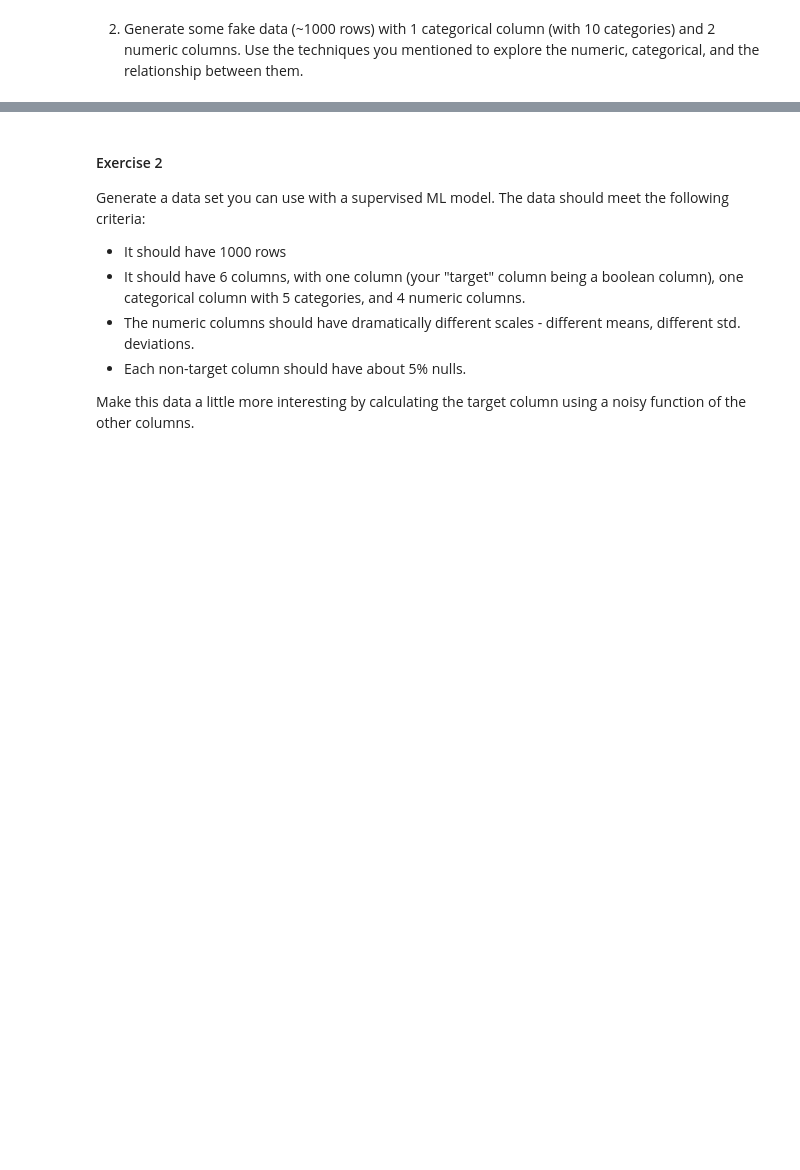
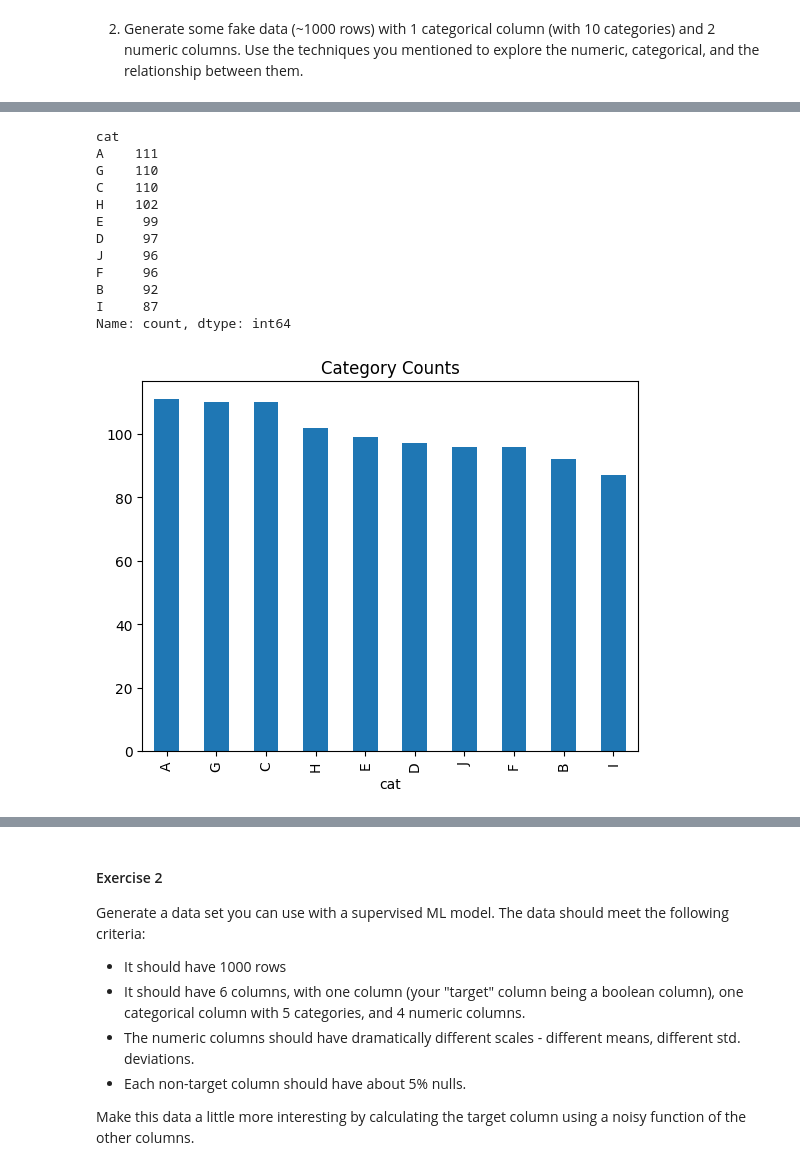
Before and after one commit to SU-IST707-FS25/week-2-materials-zseidel18, a Jupyter notebook: assignment.ipynb, the cells around one changed output, grey strips where cells are left out. Drawn from its saved outputs; the diff is of its cells as text; code cells hidden in the pictures; blank space fills up the shorter version.

```diff
--- a/assignment.ipynb
+++ b/assignment.ipynb
@@ -11,4 +11,21 @@ For Numeric data there are many EDA techniques which include visualizing the dis
 # %% [markdown]
 2. Generate some fake data (~1000 rows) with 1 categorical column (with 10 categories) and 2 numeric columns. Use the techniques you mentioned to explore the numeric, categorical, and the relationship between them.
 # %%
-# Your code here
+import pandas as pd
+import numpy as np
+
+np.random.seed(1)
+
+categorical = [chr(i) for i in range(ord("A"), ord("A") + 10)]
+cat_col = np.random.choice(categorical, size = 1000)
+
+num_col = np.random.randn(1000)
+num_col1 = np.random.uniform(0,100, 1000)
+
+fake_data = pd.DataFrame({
+    "cat": cat_col,
+    "num": num_col,
+    "num1": num_col1
+})
+
+fake_data.head()
@@ -15,3 +39,23 @@ For Numeric data there are many EDA techniques which include visualizing the dis
 # %%
-# Your code here
+import matplotlib.pyplot as plt
+
+fake_data["cat"].value_counts().plot(kind = "bar")
+
+plt.title("Category Counts")
+
+print(fake_data["cat"].value_counts())
+# %% [output]
+cat
+A    111
+G    110
+C    110
+H    102
+E     99
+D     97
+J     96
+F     96
+B     92
+I     87
+Name: count, dtype: int64
+[figure, added]
 # %%
```
Also changed, not shown: parts of 6 cells of this notebook.
